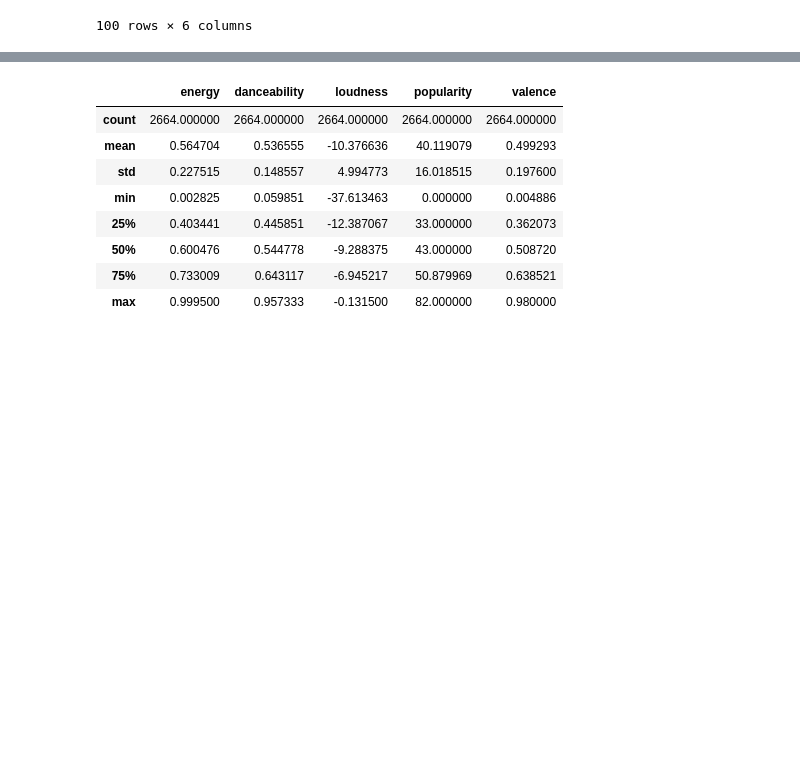
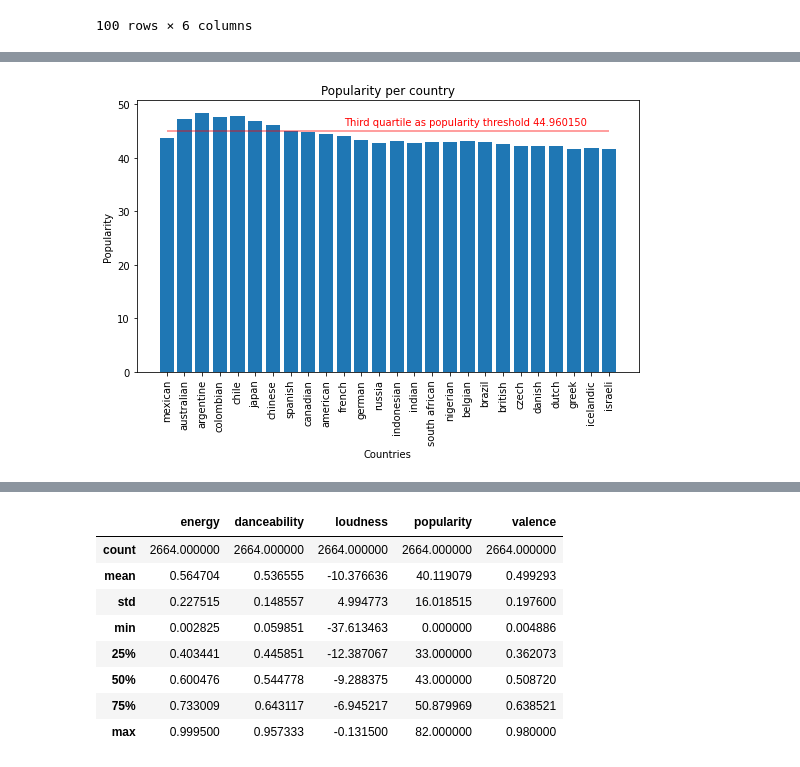
Before and after one commit to DataBerenicenz/Epsilon_Team, a Jupyter notebook: +Jonathan/Spotify.ipynb, the cells around one changed output, grey strips where cells are left out. Saved outputs shown, nothing was run; the diff lists cells and outputs as text; code cells hidden in the pictures; blank space fills up the shorter version.

```diff
--- a/+Jonathan/Spotify.ipynb
+++ b/+Jonathan/Spotify.ipynb
@@ -67,0 +161,4 @@ genres_energy.head(100)
+# %%
+barPlot(countries_df["Popularity"],countries_df["Country"],"Popularity")
+# %% [output]
+[figure, added]
```
Also changed, not shown: parts of 9 cells of this notebook.
